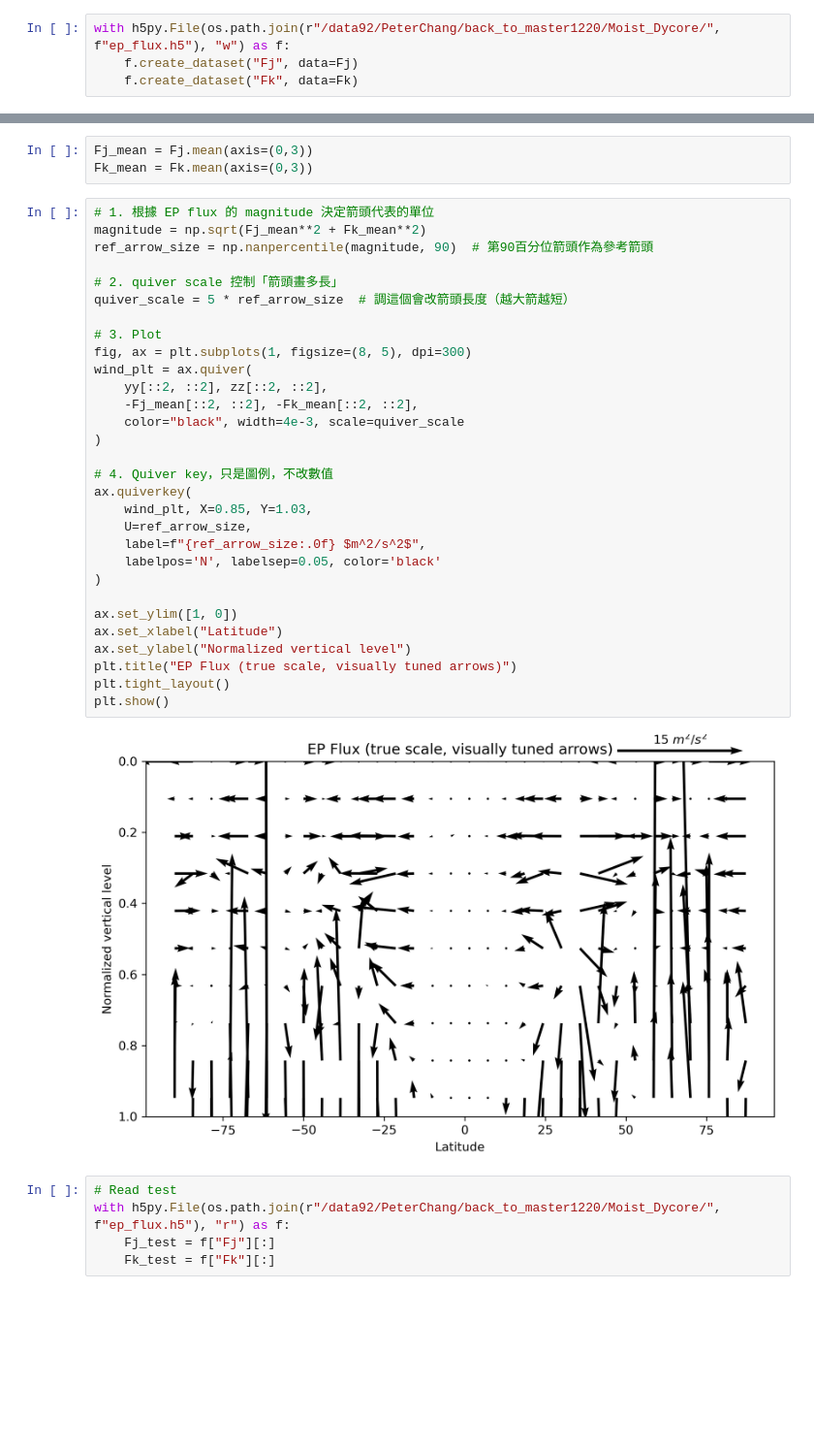
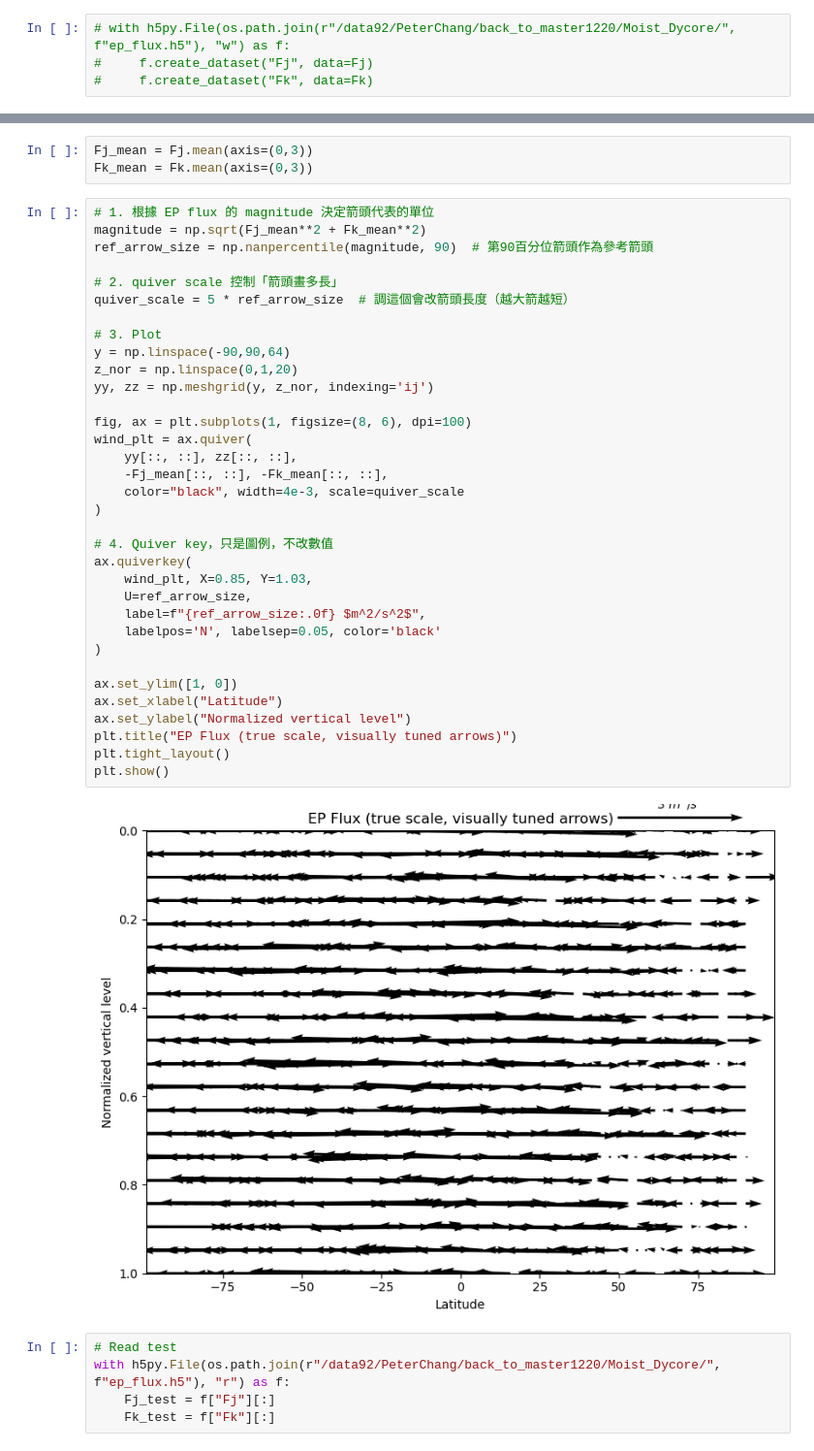
Before and after one commit to PeterChang1023/Moist_Dycore, a Jupyter notebook: EP_flux.ipynb, the cells around one changed output, grey strips where cells are left out. Shown at 97% size. Cells and saved outputs as stored; diff of their text form; blank space fills up the shorter version.

```diff
--- a/EP_flux.ipynb
+++ b/EP_flux.ipynb
@@ -776,7 +861,7 @@ Computing ∂(dz)/∂(axis 3) ...
 # %%
-with h5py.File(os.path.join(r"/data92/PeterChang/back_to_master1220/Moist_Dycore/", f"ep_flux.h5"), "w") as f:
-    f.create_dataset("Fj", data=Fj)
-    f.create_dataset("Fk", data=Fk)
+# with h5py.File(os.path.join(r"/data92/PeterChang/back_to_master1220/Moist_Dycore/", f"ep_flux.h5"), "w") as f:
+#     f.create_dataset("Fj", data=Fj)
+#     f.create_dataset("Fk", data=Fk)
 # %%
 Fj.shape
 # %% [output]
@@ -793,35 +878,39 @@ Fk_mean = Fk.mean(axis=(0,3))
 # %%
 # 1. 根據 EP flux 的 magnitude 決定箭頭代表的單位
 magnitude = np.sqrt(Fj_mean**2 + Fk_mean**2)
 ref_arrow_size = np.nanpercentile(magnitude, 90)  # 第90百分位箭頭作為參考箭頭
 
 # 2. quiver scale 控制「箭頭畫多長」
 quiver_scale = 5 * ref_arrow_size  # 調這個會改箭頭長度（越大箭越短）
 
 # 3. Plot
-fig, ax = plt.subplots(1, figsize=(8, 5), dpi=300)
+y = np.linspace(-90,90,64)
+z_nor = np.linspace(0,1,20)
+yy, zz = np.meshgrid(y, z_nor, indexing='ij')
+
+fig, ax = plt.subplots(1, figsize=(8, 6), dpi=100)
 wind_plt = ax.quiver(
-    yy[::2, ::2], zz[::2, ::2],
-    -Fj_mean[::2, ::2], -Fk_mean[::2, ::2],
+    yy[::, ::], zz[::, ::],
+    -Fj_mean[::, ::], -Fk_mean[::, ::],
     color="black", width=4e-3, scale=quiver_scale
 )
 
 # 4. Quiver key，只是圖例，不改數值
 ax.quiverkey(
     wind_plt, X=0.85, Y=1.03,
     U=ref_arrow_size,
     label=f"{ref_arrow_size:.0f} $m^2/s^2$",
     labelpos='N', labelsep=0.05, color='black'
 )
 
 ax.set_ylim([1, 0])
 ax.set_xlabel("Latitude")
 ax.set_ylabel("Normalized vertical level")
 plt.title("EP Flux (true scale, visually tuned arrows)")
 plt.tight_layout()
 plt.show()
 # %% [output]
-[figure, old version]
+[figure, new version]
 # %%
 # Read test
 with h5py.File(os.path.join(r"/data92/PeterChang/back_to_master1220/Moist_Dycore/", f"ep_flux.h5"), "r") as f:
```
Also changed, not shown: parts of 29 cells of this notebook.
